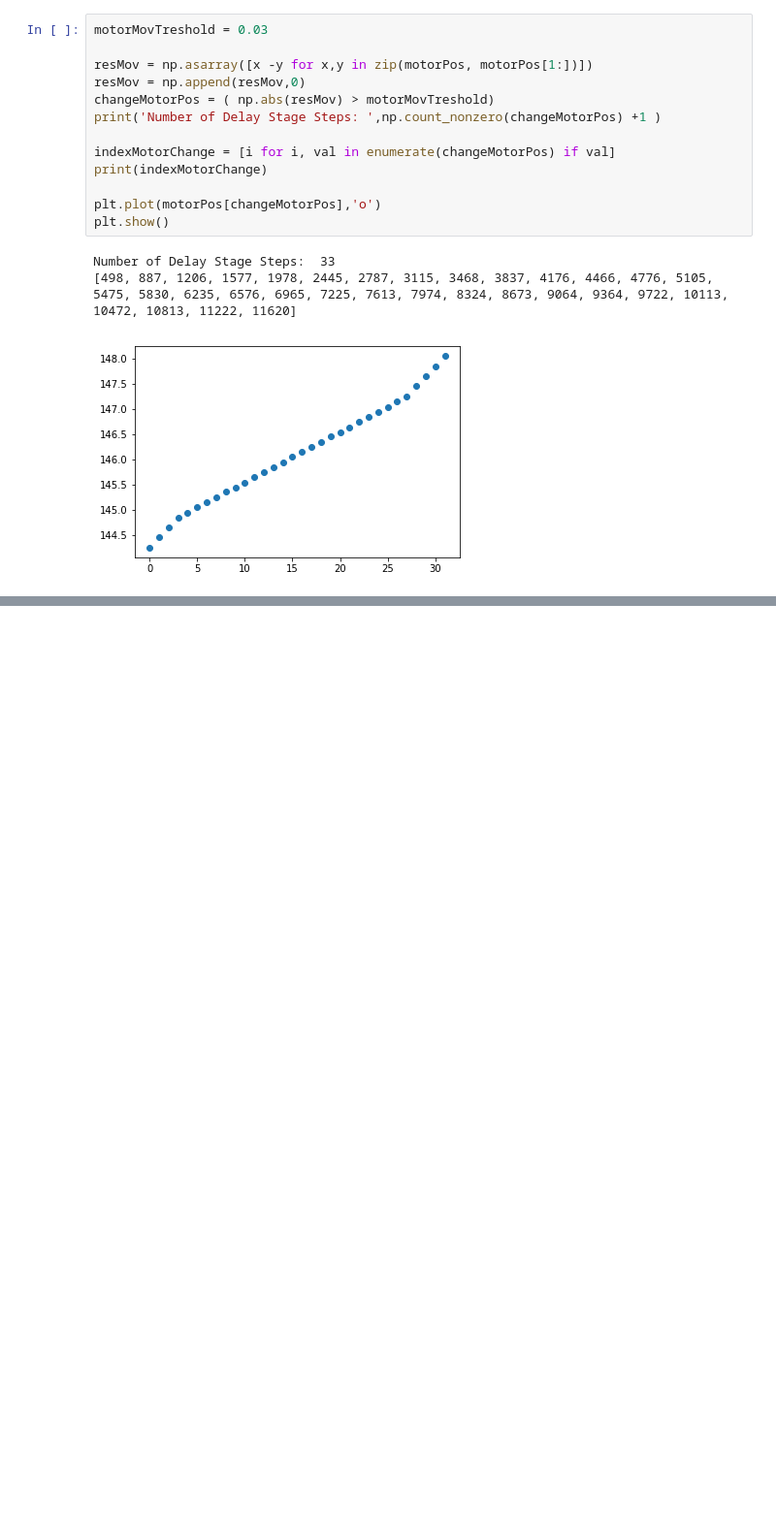
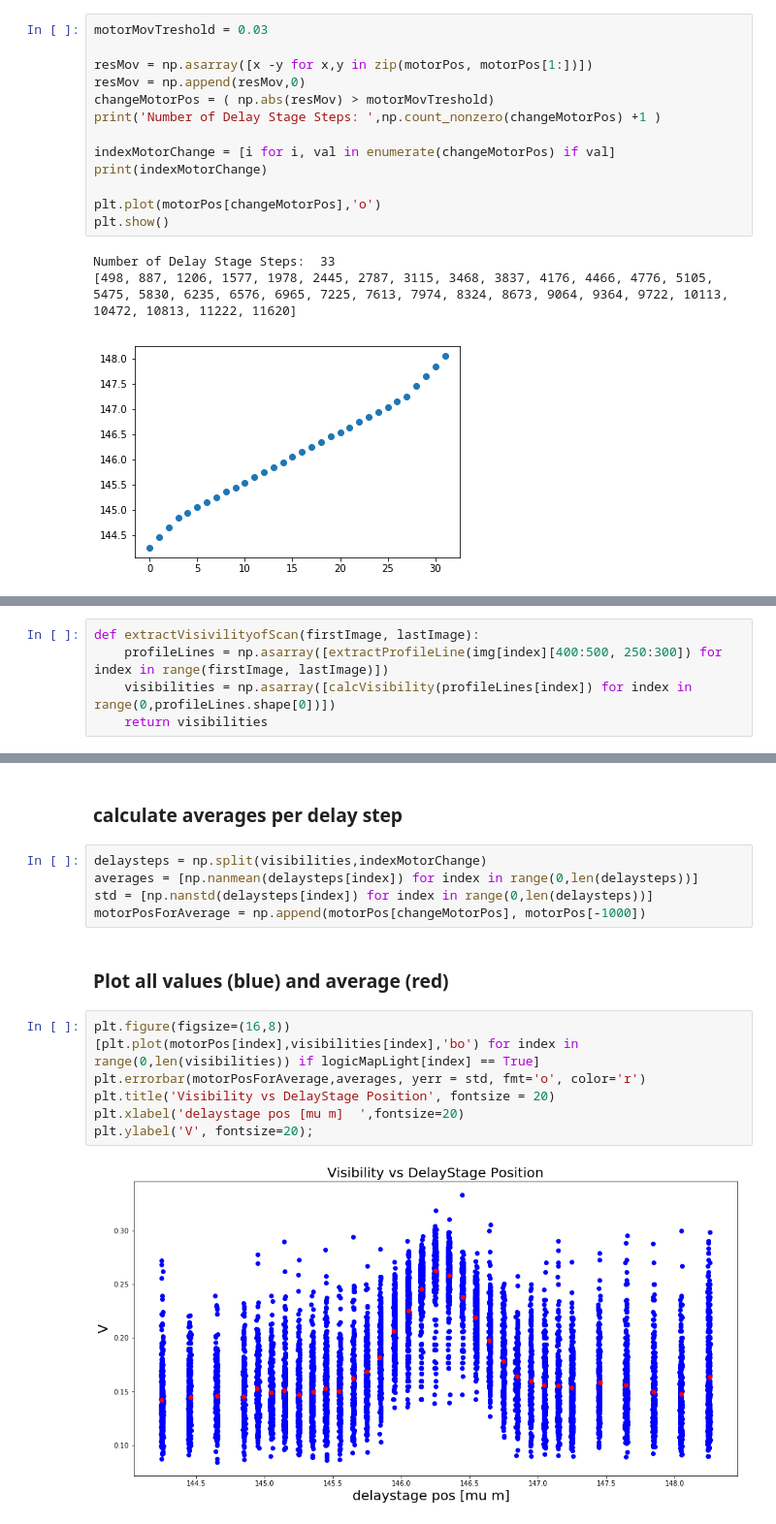
Before and after one commit to chrispassow/DESC-commissioning, a Jupyter notebook: fringes/DESC-fringe-scan.ipynb, the cells around one changed output, grey strips where cells are left out. Shown at 97% size. Cells and saved outputs as stored; diff of their text form; blank space fills up the shorter version.

```diff
--- a/fringes/DESC-fringe-scan.ipynb
+++ b/fringes/DESC-fringe-scan.ipynb
@@ -150,0 +188,5 @@ Number of Delay Stage Steps:  33
+# %%
+def extractVisivilityofScan(firstImage, lastImage):
+    profileLines = np.asarray([extractProfileLine(img[index][400:500, 250:300]) for index in range(firstImage, lastImage)])
+    visibilities = np.asarray([calcVisibility(profileLines[index]) for index in range(0,profileLines.shape[0])])
+    return visibilities
@@ -150,0 +211,18 @@ Number of Delay Stage Steps:  33
+# %% [markdown]
+### calculate averages per delay step
+# %%
+delaysteps = np.split(visibilities,indexMotorChange)
+averages = [np.nanmean(delaysteps[index]) for index in range(0,len(delaysteps))]
+std = [np.nanstd(delaysteps[index]) for index in range(0,len(delaysteps))]
+motorPosForAverage = np.append(motorPos[changeMotorPos], motorPos[-1000])
+# %% [markdown]
+### Plot all values (blue) and average (red)
+# %%
+plt.figure(figsize=(16,8))
+[plt.plot(motorPos[index],visibilities[index],'bo') for index in range(0,len(visibilities)) if logicMapLight[index] == True]
+plt.errorbar(motorPosForAverage,averages, yerr = std, fmt='o', color='r')
+plt.title('Visibility vs DelayStage Position', fontsize = 20)
+plt.xlabel('delaystage pos [mu m]  ',fontsize=20)
+plt.ylabel('V', fontsize=20);
+# %% [output]
+[figure, added]
```
Also changed, not shown: parts of 12 cells of this notebook, 1 other file.
